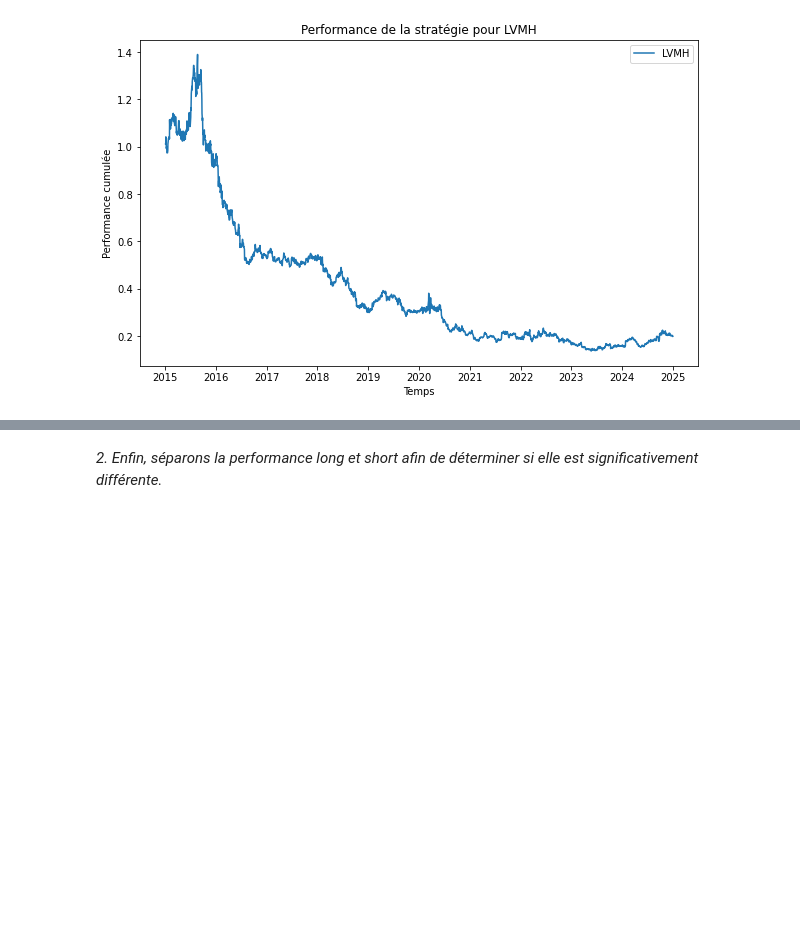
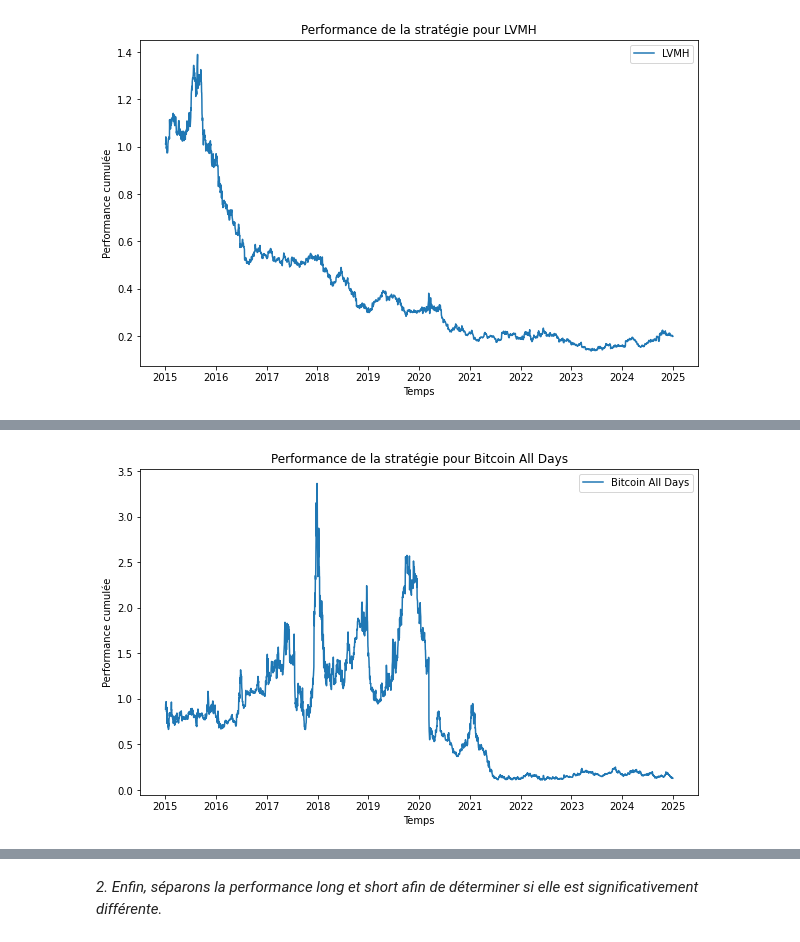
Before and after one commit to ethantrentin/Markets-Physic, a Jupyter notebook: TP1.ipynb, the cells around one changed output, grey strips where cells are left out. Saved outputs shown, nothing was run; the diff lists cells and outputs as text; code cells hidden in the pictures; blank space fills up the shorter version.

```diff
--- a/TP1.ipynb
+++ b/TP1.ipynb
@@ -845,0 +872,6 @@ See the caveats in the documentation: https://pandas.pydata.org/pandas-docs/stab
+# %%
+# Et maintenant en remettant les week-ends pour voir la différence
+BTC_daily["Strategy Returns"] = apply_strategy(BTC_daily["Log Returns"])
+plot_performance(BTC_daily["Strategy Returns"], "Bitcoin All Days")
+# %% [output]
+[figure, added]
```
Also changed, not shown: parts of 5 cells of this notebook.
